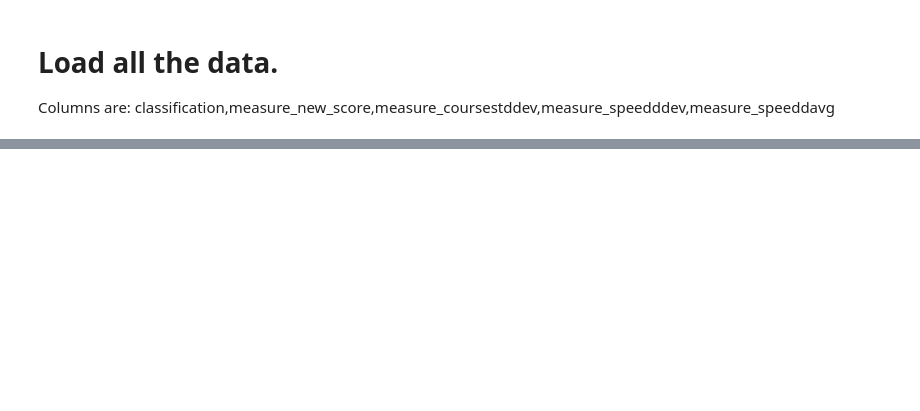
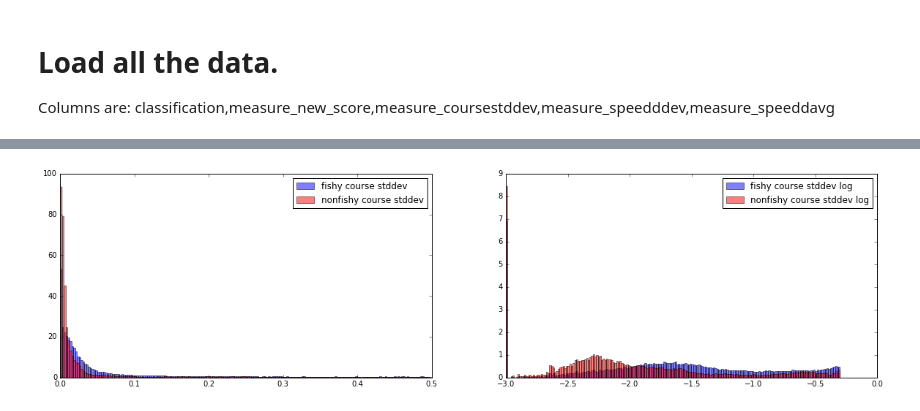
Before and after one commit to marketler/GFW_vessel_scoring, a Jupyter notebook: Classification vs measures.ipynb, the cells around one changed output, grey strips where cells are left out. Drawn from its saved outputs; the diff is of its cells as text; code cells hidden in the pictures; blank space fills up the shorter version.

```diff
--- a/Classification vs measures.ipynb
+++ b/Classification vs measures.ipynb
@@ -19,0 +22,14 @@ show()
+# %%
+histfig = figure(figsize=(20,5))
+subplot = histfig.add_subplot(121)
+subplot.hist(x[x[:,0] > 0.5][:,2], bins=200, normed=True, color='b', alpha=0.5, label="fishy course stddev")
+subplot.hist(x[x[:,0] < 0.5][:,2], bins=200, normed=True, color='r', alpha=0.5, label="nonfishy course stddev")
+legend()
+
+subplot = histfig.add_subplot(122)
+subplot.hist(log10(x[x[:,0] > 0.5][:,2]+0.001), bins=200, normed=True, color='b', alpha=0.5, label="fishy course stddev log")
+subplot.hist(log10(x[x[:,0] < 0.5][:,2]+0.001), bins=200, normed=True, color='r', alpha=0.5, label="nonfishy course stddev log")
+legend()
+show()
+# %% [output]
+[figure, added]
```
Also changed, not shown: parts of 6 cells of this notebook.
